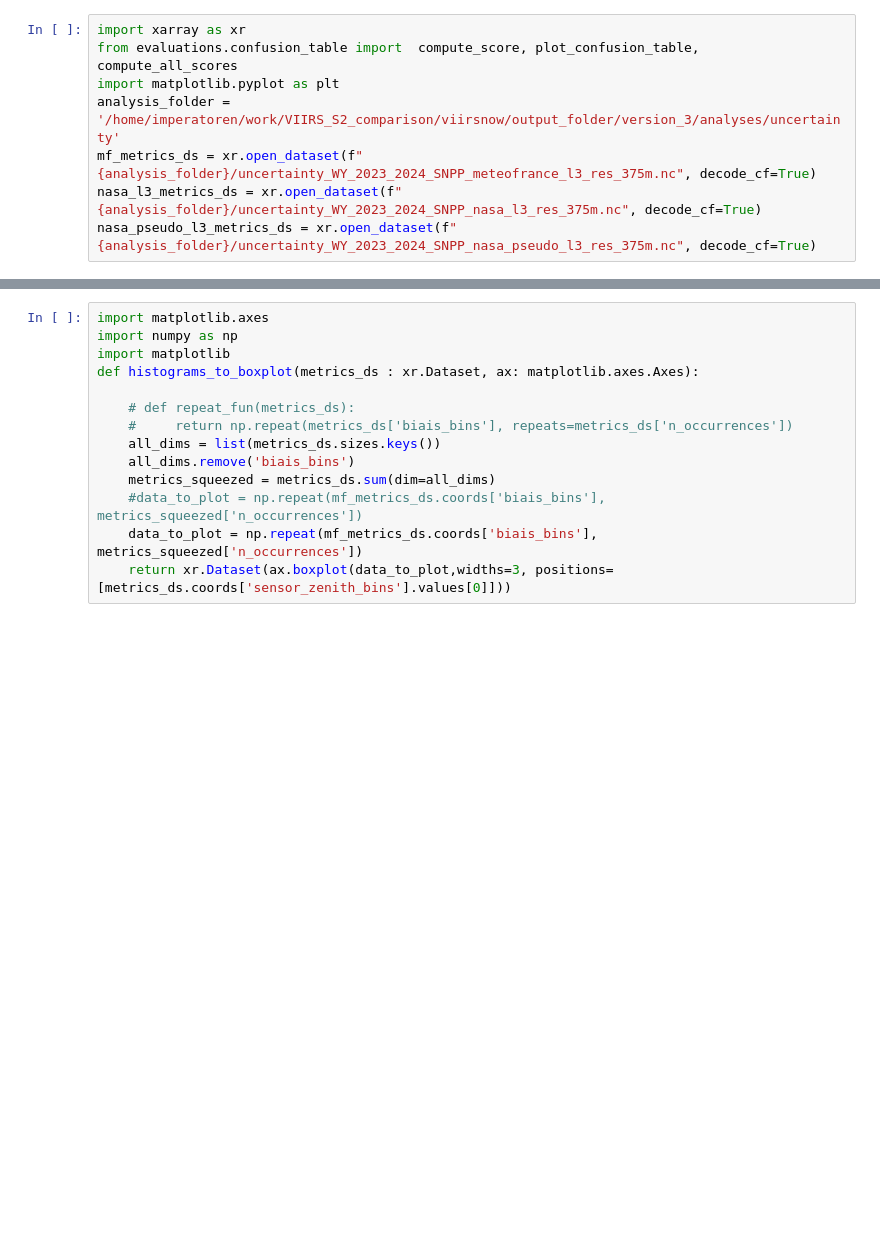
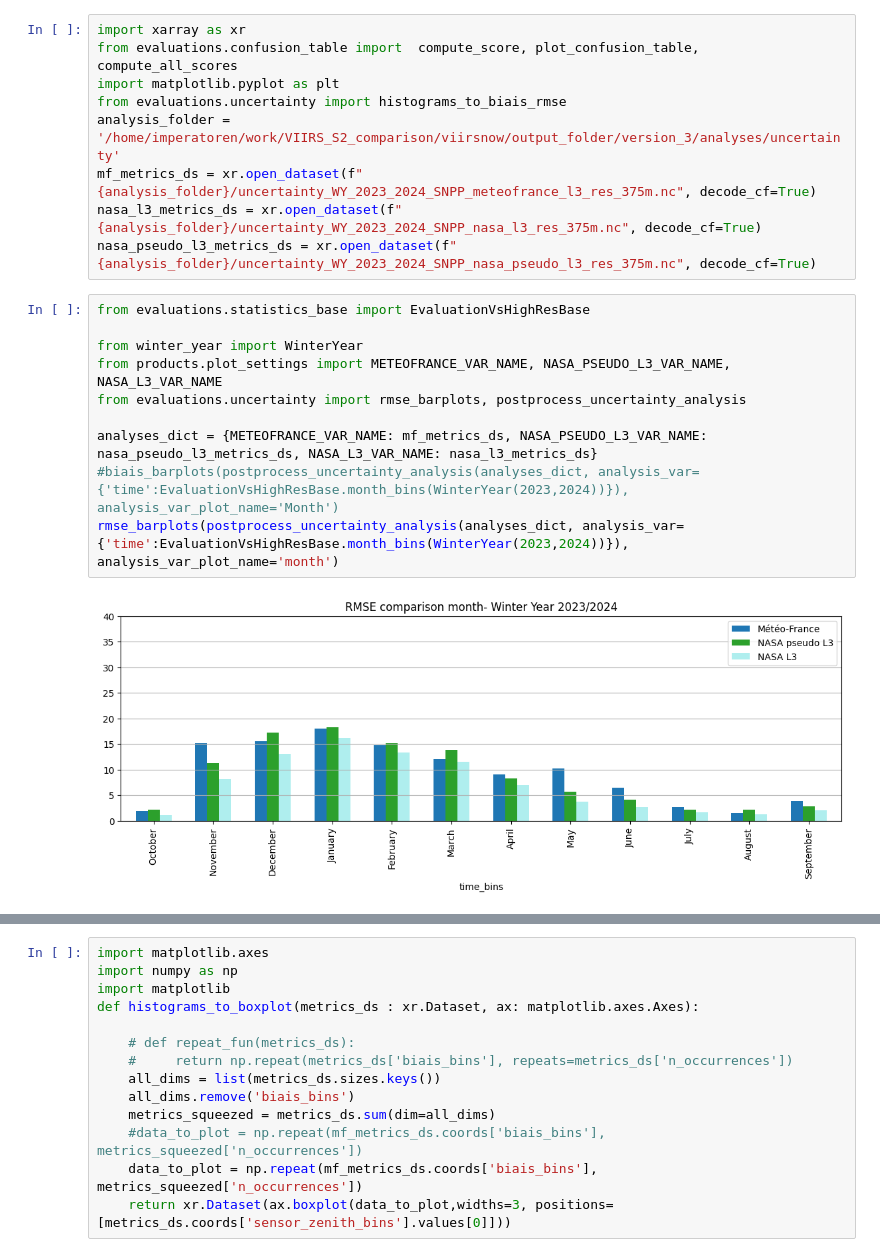
Before and after one commit to nicolaimpe/viirsnow, a Jupyter notebook: notebooks/uncertainy.ipynb, the cells around one changed output, grey strips where cells are left out. Drawn from its saved outputs; the diff is of its cells as text; blank space fills up the shorter version.

Commit message:
developed a function to automize bar plots

```diff
--- a/notebooks/uncertainy.ipynb
+++ b/notebooks/uncertainy.ipynb
@@ -2,7 +2,20 @@
 import xarray as xr
 from evaluations.confusion_table import  compute_score, plot_confusion_table, compute_all_scores
 import matplotlib.pyplot as plt
+from evaluations.uncertainty import histograms_to_biais_rmse
 analysis_folder = '/home/imperatoren/work/VIIRS_S2_comparison/viirsnow/output_folder/version_3/analyses/uncertainty'
 mf_metrics_ds = xr.open_dataset(f"{analysis_folder}/uncertainty_WY_2023_2024_SNPP_meteofrance_l3_res_375m.nc", decode_cf=True)
 nasa_l3_metrics_ds = xr.open_dataset(f"{analysis_folder}/uncertainty_WY_2023_2024_SNPP_nasa_l3_res_375m.nc", decode_cf=True)
 nasa_pseudo_l3_metrics_ds = xr.open_dataset(f"{analysis_folder}/uncertainty_WY_2023_2024_SNPP_nasa_pseudo_l3_res_375m.nc", decode_cf=True)
+# %%
+from evaluations.statistics_base import EvaluationVsHighResBase
+
+from winter_year import WinterYear
+from products.plot_settings import METEOFRANCE_VAR_NAME, NASA_PSEUDO_L3_VAR_NAME, NASA_L3_VAR_NAME
+from evaluations.uncertainty import rmse_barplots, postprocess_uncertainty_analysis
+
+analyses_dict = {METEOFRANCE_VAR_NAME: mf_metrics_ds, NASA_PSEUDO_L3_VAR_NAME: nasa_pseudo_l3_metrics_ds, NASA_L3_VAR_NAME: nasa_l3_metrics_ds}
+#biais_barplots(postprocess_uncertainty_analysis(analyses_dict, analysis_var={'time':EvaluationVsHighResBase.month_bins(WinterYear(2023,2024))}), analysis_var_plot_name='Month')
+rmse_barplots(postprocess_uncertainty_analysis(analyses_dict, analysis_var={'time':EvaluationVsHighResBase.month_bins(WinterYear(2023,2024))}), analysis_var_plot_name='month')
+# %% [output]
+[figure, added]
```
Also changed, not shown: parts of 7 cells of this notebook, 3 other files.
